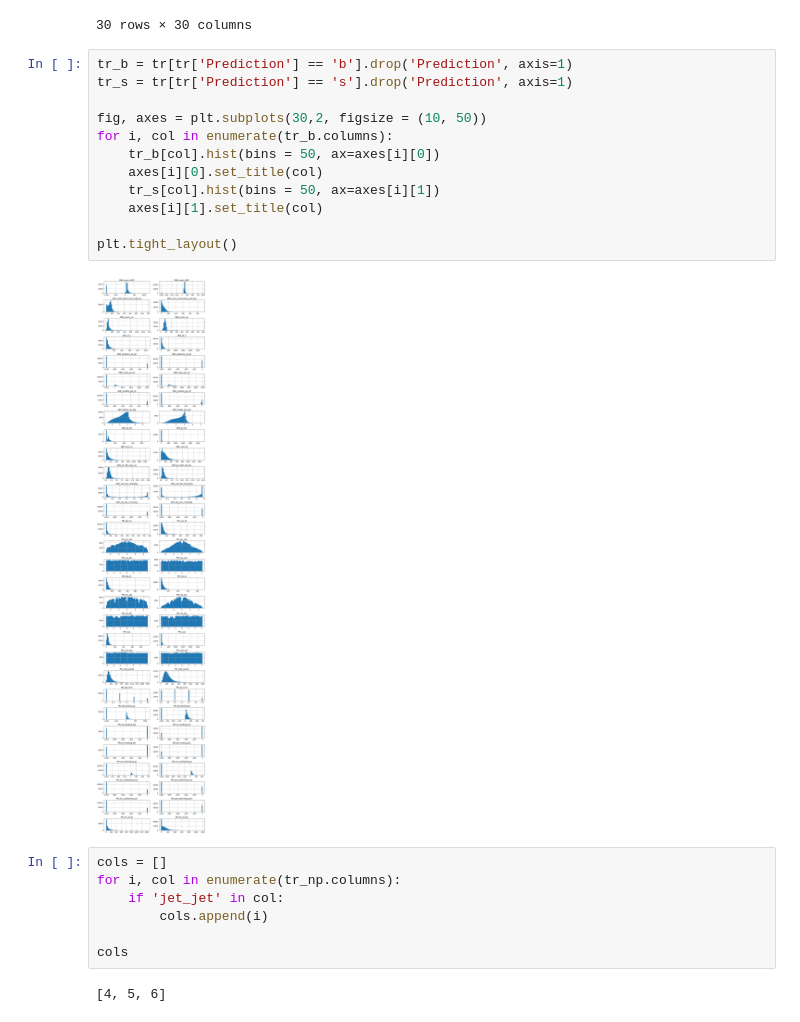
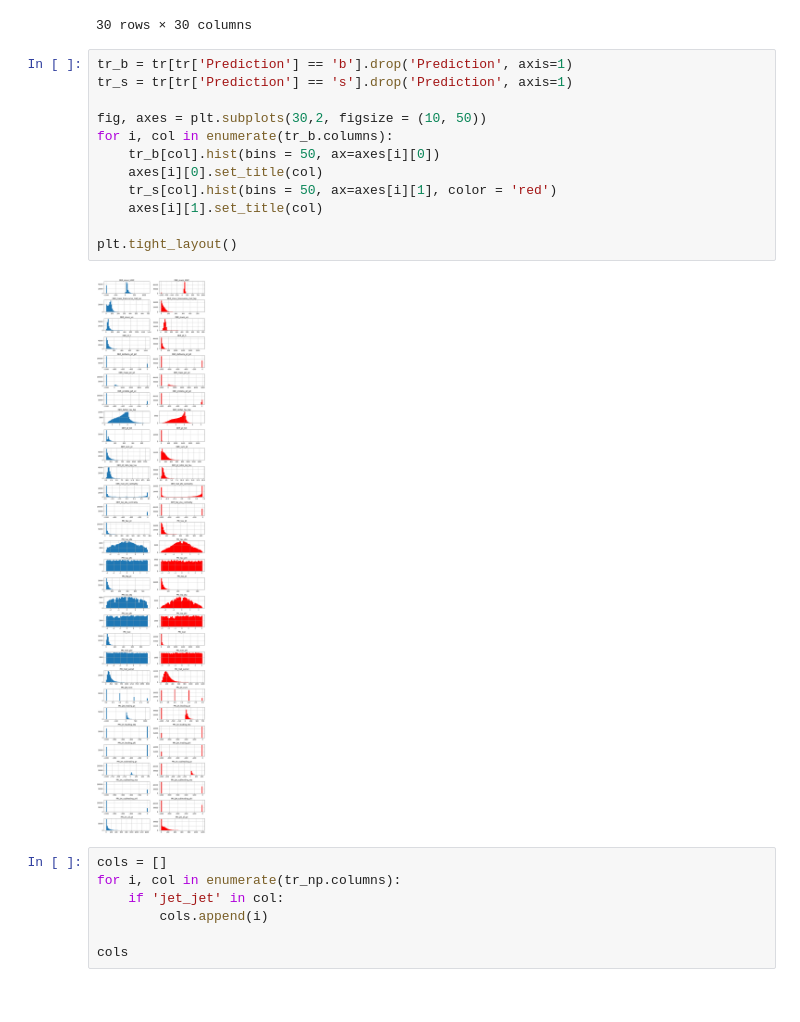
Before and after one commit to Noyt/ML2020_PR1, a Jupyter notebook: ExplDataAnalysis.ipynb, the cells around one changed output. Cells and saved outputs as stored; diff of their text form.

```diff
--- a/ExplDataAnalysis.ipynb
+++ b/ExplDataAnalysis.ipynb
@@ -375,17 +364,17 @@ drop999.corr()
 # %%
 tr_b = tr[tr['Prediction'] == 'b'].drop('Prediction', axis=1)
 tr_s = tr[tr['Prediction'] == 's'].drop('Prediction', axis=1)
 
 fig, axes = plt.subplots(30,2, figsize = (10, 50))
 for i, col in enumerate(tr_b.columns):
     tr_b[col].hist(bins = 50, ax=axes[i][0])
     axes[i][0].set_title(col)
-    tr_s[col].hist(bins = 50, ax=axes[i][1])
+    tr_s[col].hist(bins = 50, ax=axes[i][1], color = 'red')
     axes[i][1].set_title(col)
 
 plt.tight_layout()
 # %% [output]
-[figure, old version]
+[figure, new version]
 # %%
 cols = []
 for i, col in enumerate(tr_np.columns):
@@ -393,5 +382,3 @@ for i, col in enumerate(tr_np.columns):
         cols.append(i)
 
 cols
-# %% [output]
-[4, 5, 6]
```
Also changed, not shown: parts of 12 cells of this notebook, 4 other files.
